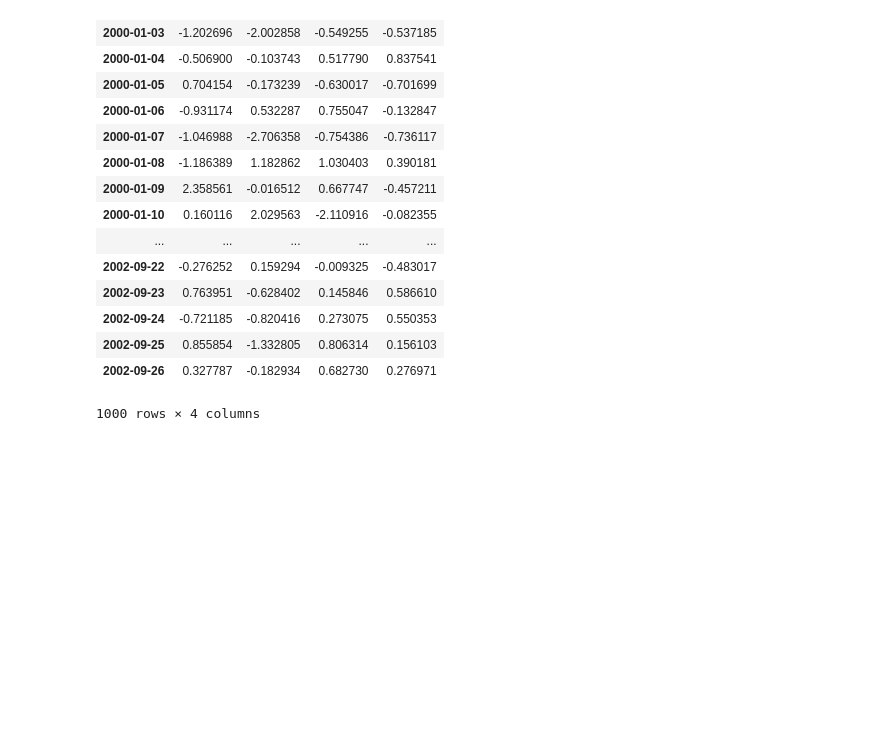
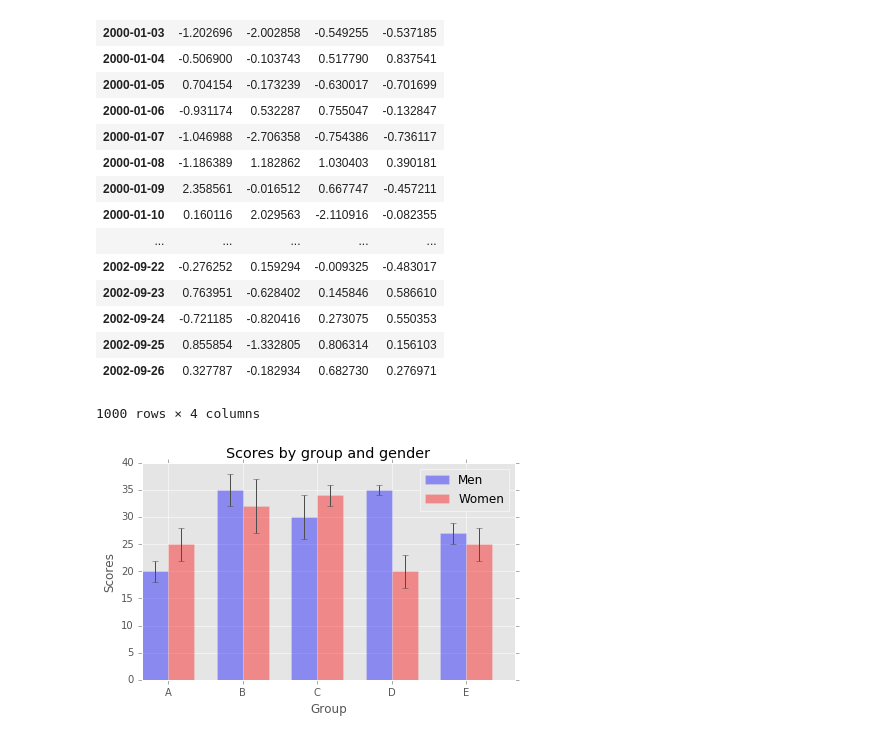
Before and after one commit to neep305/data_analysis_playground, a Jupyter notebook: data_visualization.ipynb, the cells around one changed output. Drawn from its saved outputs; the diff is of its cells as text; code cells hidden in the pictures; blank space fills up the shorter version.

Commit message:
add new plots

```diff
--- a/data_visualization.ipynb
+++ b/data_visualization.ipynb
@@ -38,3 +38,41 @@ df
 | 2002-09-25 | 0.855854 | -1.332805 | 0.806314 | 0.156103 |
 | 2002-09-26 | 0.327787 | -0.182934 | 0.682730 | 0.276971 |
 1000 rows × 4 columns
+# %%
+n_groups = 5
+means_men = (20, 35, 30, 35, 27)
+std_men = (2, 3, 4, 1, 2)
+means_women = (25, 32, 34, 20, 25)
+std_women = (3, 5, 2, 3, 3)
+
+fig, ax = plt.subplots()
+
+index = np.arange(n_groups)
+bar_width = 0.35
+
+opacity = 0.4
+error_config = {'ecolor': '0.3'}
+
+rects1 = plt.bar(index, means_men, bar_width,
+                 alpha=opacity,
+                 color='b',
+                 yerr=std_men,
+                 error_kw=error_config,
+                 label='Men')
+
+rects2 = plt.bar(index + bar_width, means_women, bar_width,
+                 alpha=opacity,
+                 color='r',
+                 yerr=std_women,
+                 error_kw=error_config,
+                 label='Women')
+
+plt.xlabel('Group')
+plt.ylabel('Scores')
+plt.title('Scores by group and gender')
+plt.xticks(index + bar_width, ('A', 'B', 'C', 'D', 'E'))
+plt.legend()
+
+plt.tight_layout()
+# %% [output]
+[figure, added]
```
Also changed, not shown: parts of 4 cells of this notebook.
